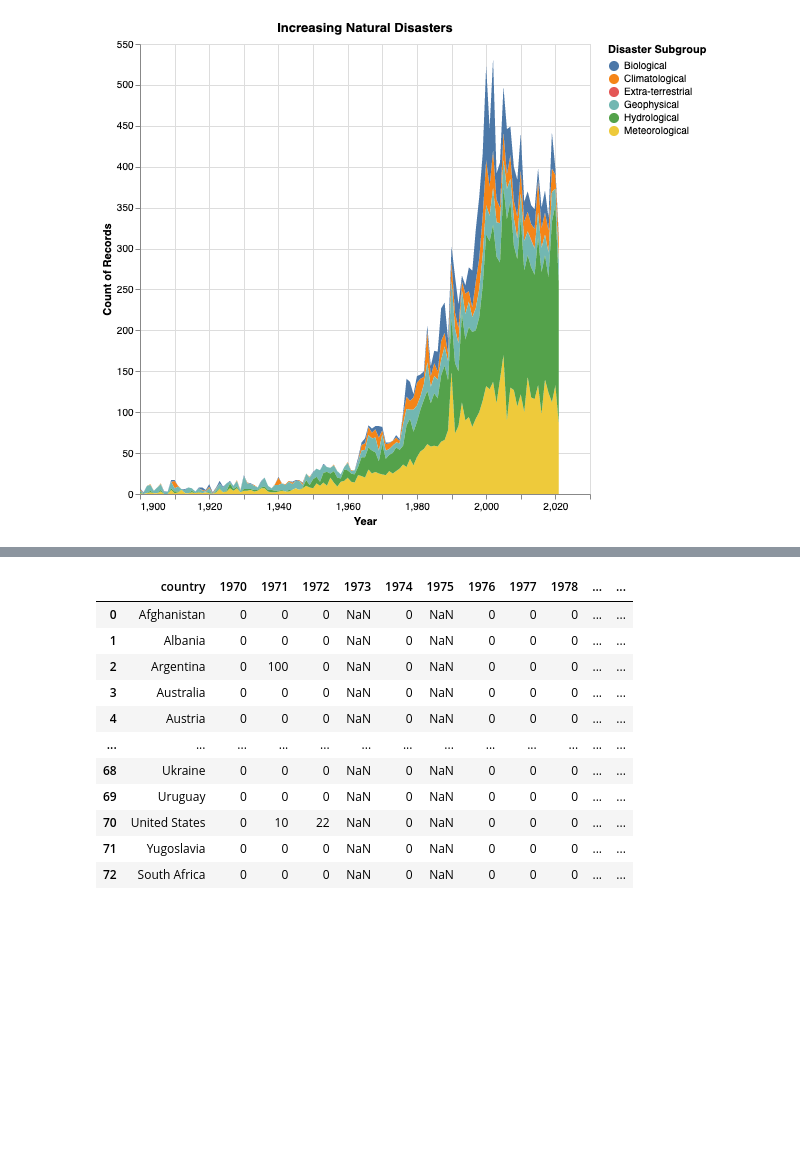
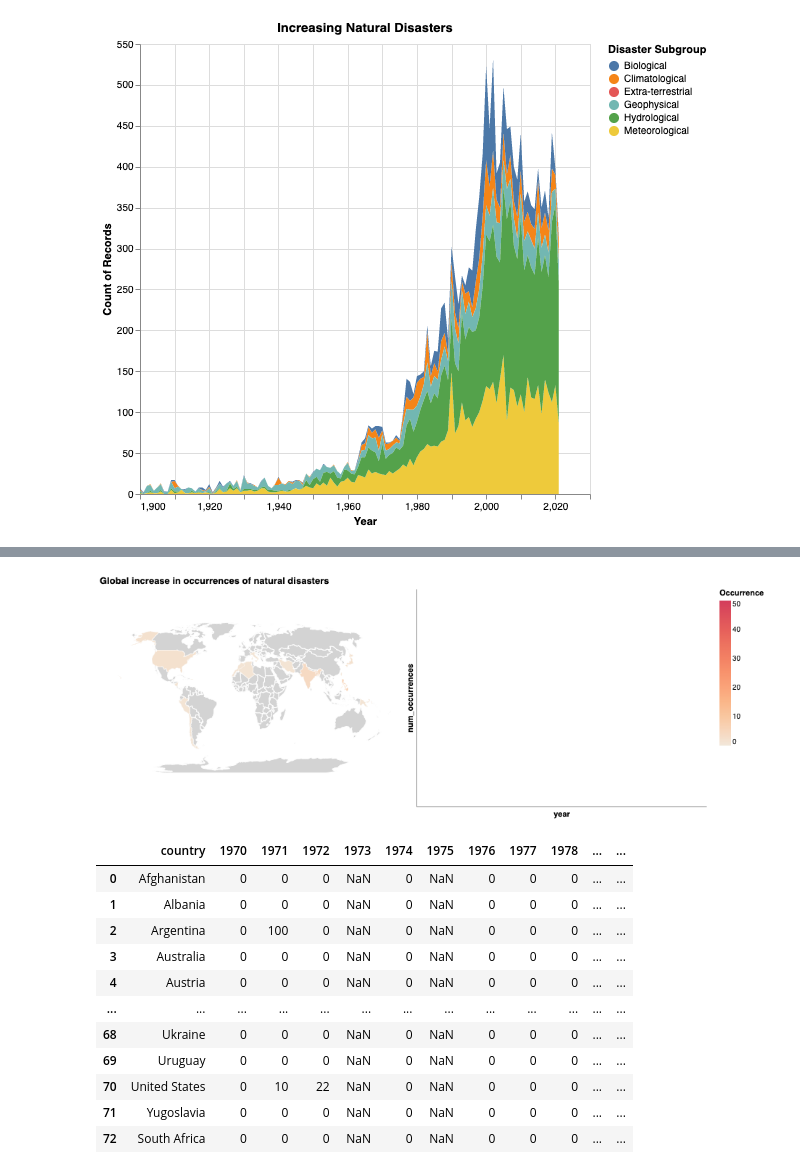
Before and after one commit to mel-liow/climate-analysis, a Jupyter notebook: climate_analysis.ipynb, the cells around one changed output, grey strips where cells are left out. Drawn from its saved outputs; the diff is of its cells as text; code cells hidden in the pictures; blank space fills up the shorter version.

```diff
--- a/climate_analysis.ipynb
+++ b/climate_analysis.ipynb
@@ -368,3 +366,63 @@ final_map
+# %%
+from altair import datum
+
+countries = alt.topo_feature(data.world_110m.url, 'countries')
+
+slider = alt.binding_range(min=1960, max=2021, step=1, name="Year")
+select_year = alt.selection_single(name="Year:", fields=['year'],
+                                   bind=slider, init={'year': 1960})
+
+select_country = alt.selection_single(fields=['country'], on="mouseover")
+
+background = alt.Chart(countries).mark_geoshape(fill="lightgray", stroke='white')
+
+world_map = alt.Chart(natural_disasters_merged,
+                      title=alt.TitleParams(
+                      text="Global increase in occurrences of natural disasters",
+                        anchor='start')
+                     ).mark_geoshape(
+    stroke='white',
+    strokeWidth=0.20
+).encode(
+        color=alt.Color(
+            'num_occurrences:Q',
+            scale=alt.Scale(scheme="lightorange", domain=[0,50]),
+            title="Occurrence"
+        ),
+        tooltip=[
+            alt.Tooltip("country:N", title="Country"),
+            alt.Tooltip('num_occurrences:Q', title='occurrences')
+        ]
+).add_selection(
+    select_year,
+    select_country
+).transform_filter(
+    select_year
+).transform_lookup(
+        lookup='id',
+        from_=alt.LookupData(countries,
+                             key='id',
+                             fields=["type", "properties", "geometry"])
+)
+
+final_map = (
+    (background + world_map)
+    .properties(width=400, height=300)
+    .project("naturalEarth1")
+)
+final_map
+
+bars = alt.Chart(natural_disasters_merged).mark_bar().encode(
+    alt.X('year'),
+    alt.Y('num_occurrences')
+).transform_filter(
+    select_country & select_year
+)
+
+
+(final_map | bars).configure_view(strokeWidth=0)
+# %% [output]
+[figure, added]
 # %%
 temp_deaths = pd.read_csv('data/extreme_temperature_deaths_annual_number.csv')
 # %%
```
Also changed, not shown: parts of 6 cells of this notebook.
